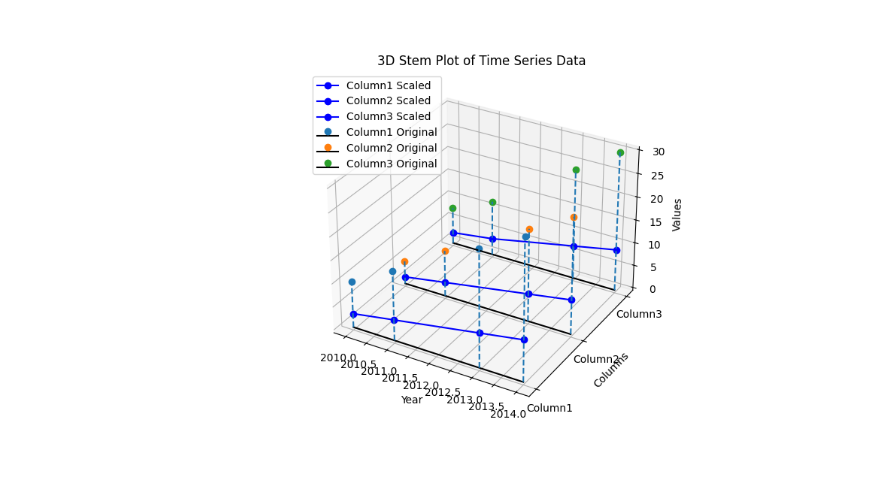
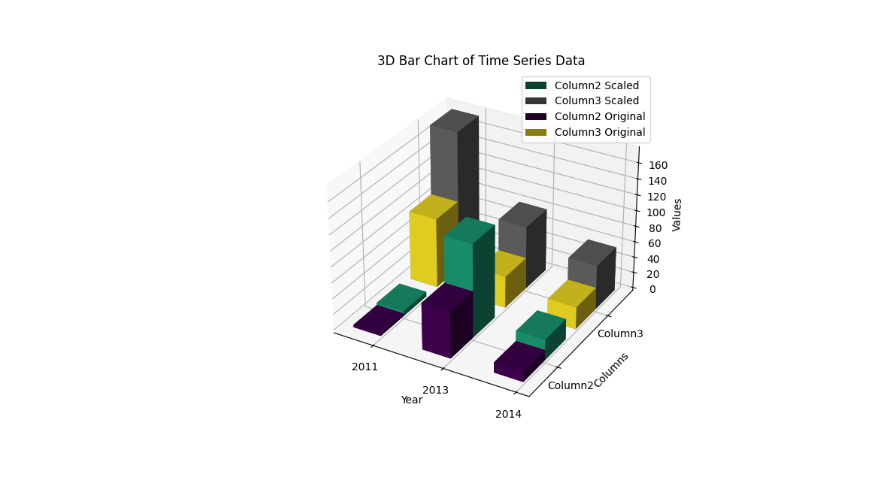
Before and after one commit to saeedbaba1368/Data-Engineering, a Jupyter notebook: Machine Learning & Data Science/graphing-examples/sample.ipynb, the cells around one changed output. Saved outputs shown, nothing was run; the diff lists cells and outputs as text; code cells hidden in the pictures.

Commit message:
updating graphs

```diff
--- a/Machine Learning & Data Science/graphing-examples/sample.ipynb
+++ b/Machine Learning & Data Science/graphing-examples/sample.ipynb
@@ -156,18 +150,19 @@ class InteractivePlotter:
         ax.legend()
         plt.show()
 # %%
-# Example usage
-data = {'Year': [2010, 2011, 2012, 2013, 2014],
-        'Column1': [10, 15, 20, 25, 30],
-        'Column2': [5, 10, 15, 20, 25],
-        'Column3': [8, 12, 18, 24, 30]}
+# Generate random data
+np.random.seed(42)
+data = {'Year': list(range(2010, 2010 + 50)),
+        'Column1': np.random.randint(0, 100, size=50),
+        'Column2': np.random.randint(0, 100, size=50),
+        'Column3': np.random.randint(0, 100, size=50)}
 
 df = pd.DataFrame(data)
 df.set_index('Year', inplace=True)
 
 plotter = InteractivePlotter( dataframe=df)
-# plotter.plot_3d_bar(columns_to_include=['Column2', 'Column3'], scale_factor=2.0, show_original=True, years_subset=[2011, 2013, 2014])
+plotter.plot_3d_bar(columns_to_include=['Column2', 'Column3'], scale_factor=2.0, show_original=True, years_subset=[2011, 2013, 2014])
 # plotter.plot_3d_line(columns_to_include=['Column1', 'Column2', 'Column3'], add_average=False, scale_factor=2.0, show_original=True, years_subset=[2011, 2013, 2014])
-plotter.plot_3d_stem(columns_to_include=['Column1', 'Column2', 'Column3'], add_average=False, scale_factor=0.3, show_original=True, years_subset=[2010, 2011, 2013, 2014])
+# plotter.plot_3d_stem(columns_to_include=['Column1', 'Column2', 'Column3'], add_average=False, scale_factor=0.3, show_original=True, years_subset=[2010, 2011, 2013, 2014])
 # %% [output]
-[figure, old version]
+[figure, new version]
```
Also changed, not shown: parts of 4 cells of this notebook.
